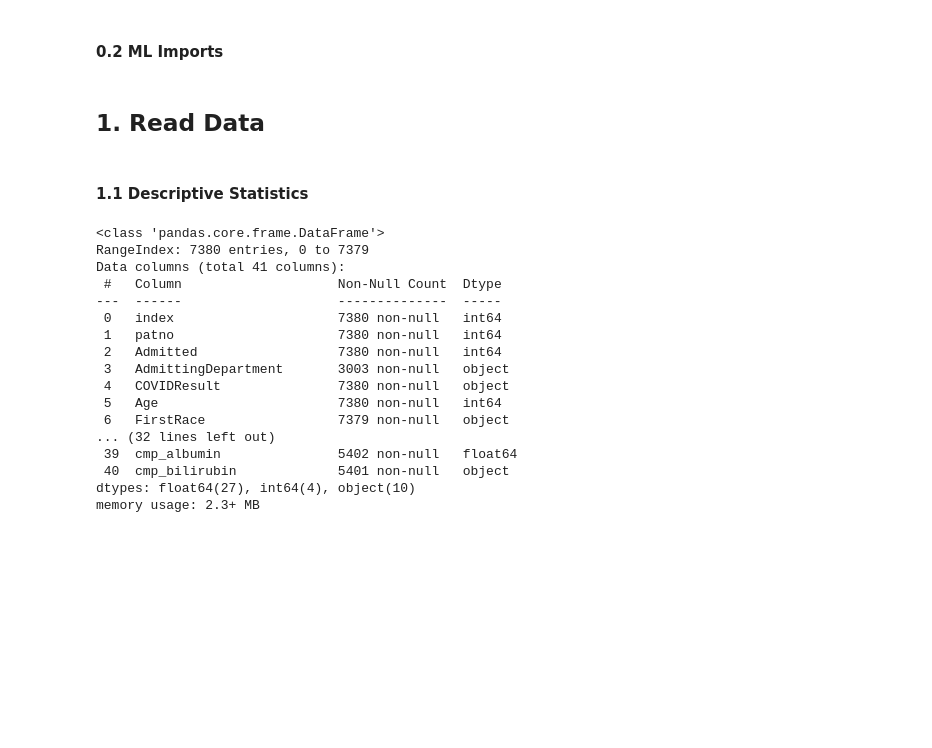
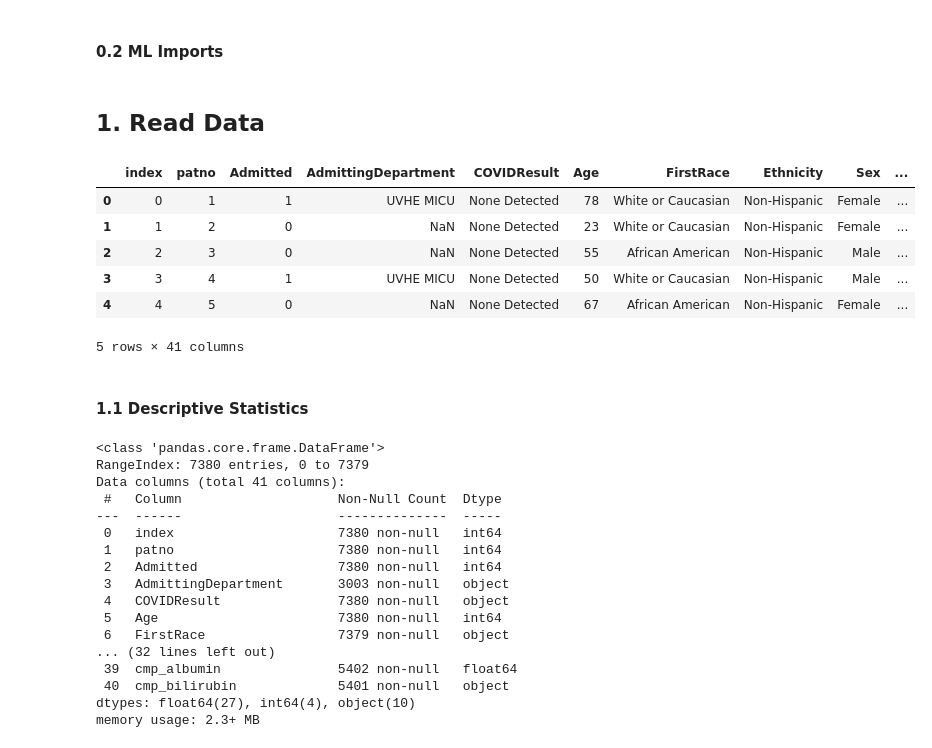
Before and after one commit to iainmuir6/Machine-Learning-with-Coronavirus-Data, a Jupyter notebook: ml_covid_research.ipynb, the cells around one changed output. Cells and saved outputs as stored; diff of their text form; code cells hidden in the pictures; blank space fills up the shorter version.

```diff
--- a/ml_covid_research.ipynb
+++ b/ml_covid_research.ipynb
@@ -24,7 +24,15 @@ import tensorflow.keras
 # %%
 df = pd.read_excel('ed_pred.xlsx')
 df = df.reset_index()
-# df
+df.head(5)
+# %% [output]
+|  | index | patno | Admitted | AdmittingDepartment | COVIDResult | Age | FirstRace | Ethnicity | Sex | ... |
+| 0 | 0 | 1 | 1 | UVHE MICU | None Detected | 78 | White or Caucasian | Non-Hispanic | Female | ... |
+| 1 | 1 | 2 | 0 | NaN | None Detected | 23 | White or Caucasian | Non-Hispanic | Female | ... |
+| 2 | 2 | 3 | 0 | NaN | None Detected | 55 | African American | Non-Hispanic | Male | ... |
+| 3 | 3 | 4 | 1 | UVHE MICU | None Detected | 50 | White or Caucasian | Non-Hispanic | Male | ... |
+| 4 | 4 | 5 | 0 | NaN | None Detected | 67 | African American | Non-Hispanic | Female | ... |
+5 rows × 41 columns
 # %% [markdown]
 #### 1.1 Descriptive Statistics
 # %%
```
Also changed, not shown: parts of 3 cells of this notebook.
